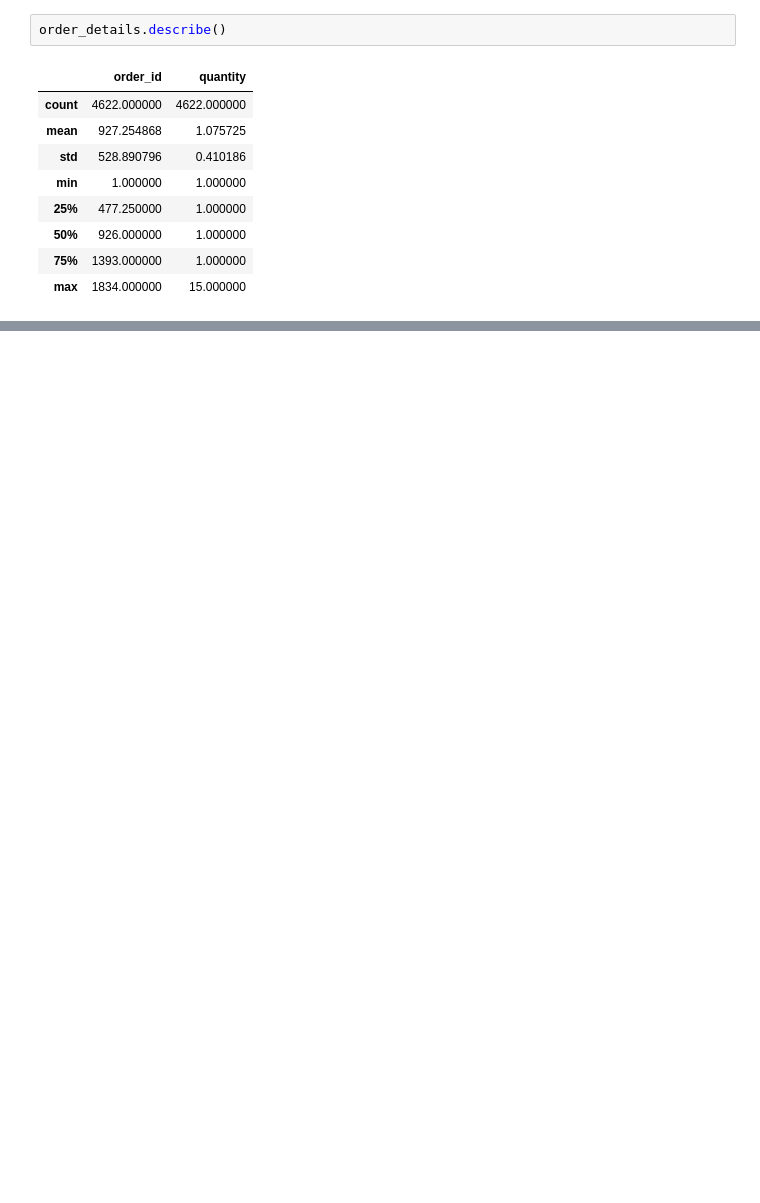
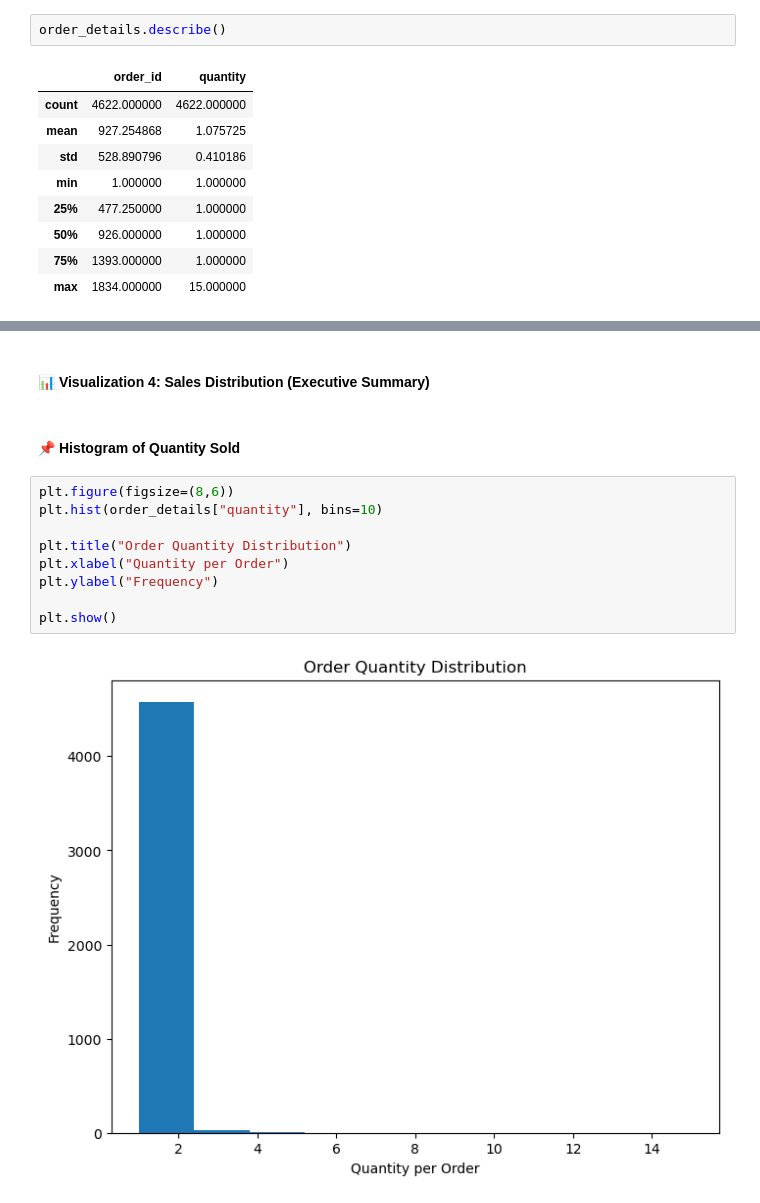
Before and after one commit to Allansha14/Data_Science_Daily_learning, a Jupyter notebook: Pandas_Crash_Course/Pandas_Crash_course.ipynb, the cells around one changed output, grey strips where cells are left out. Cells and saved outputs as stored; diff of their text form; blank space fills up the shorter version.

```diff
--- a/Pandas_Crash_Course/Pandas_Crash_course.ipynb
+++ b/Pandas_Crash_Course/Pandas_Crash_course.ipynb
@@ -89,0 +408,15 @@ order_details.describe()
+# %% [markdown]
+#### 📊 Visualization 4: Sales Distribution (Executive Summary)
+# %% [markdown]
+####  📌 Histogram of Quantity Sold
+# %%
+plt.figure(figsize=(8,6))
+plt.hist(order_details["quantity"], bins=10)
+
+plt.title("Order Quantity Distribution")
+plt.xlabel("Quantity per Order")
+plt.ylabel("Frequency")
+
+plt.show()
+# %% [output]
+[figure, added]
```
Also changed, not shown: parts of 37 cells of this notebook.
